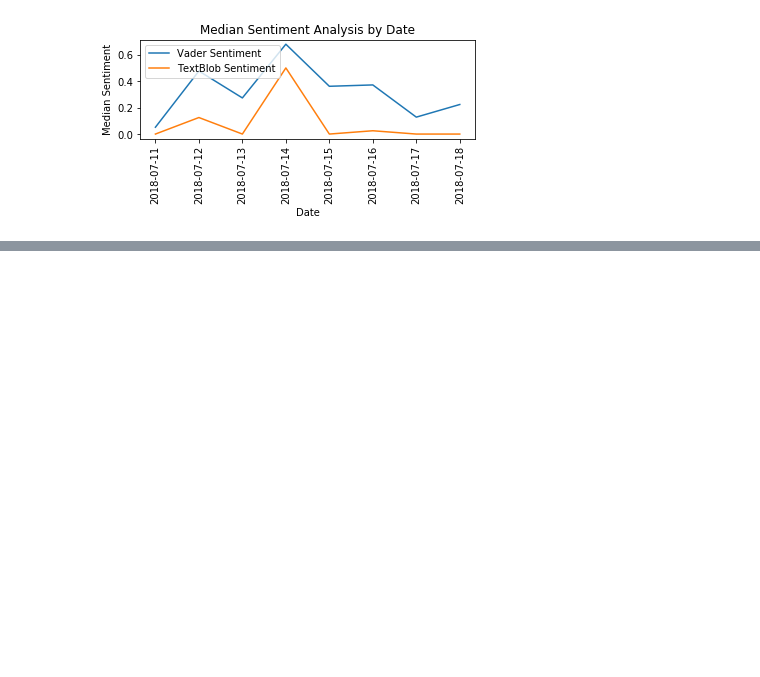
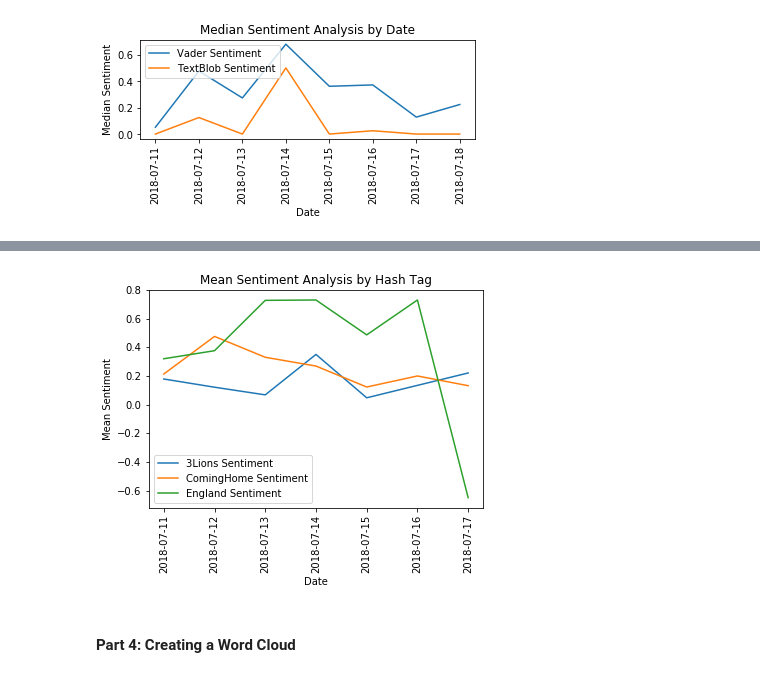
Before and after one commit to stiltsie/cuny, a Jupyter notebook: CUNY+620+Final+Project2.ipynb, the cells around one changed output, grey strips where cells are left out. Cells and saved outputs as stored; diff of their text form; code cells hidden in the pictures; blank space fills up the shorter version.

```diff
--- a/CUNY+620+Final+Project2.ipynb
+++ b/CUNY+620+Final+Project2.ipynb
@@ -166,0 +195,2 @@ plt.show()
+# %%
+wc_summary_england = pd.DataFrame(wc_df_england['sentiment'].groupby(wc_df['date']).mean())
@@ -166,0 +207,12 @@ plt.show()
+# %%
+wc_summary_lion['date'] = wc_summary_lion.index
+wc_summary_cominghome['date'] = wc_summary_cominghome.index
+wc_summary_england['date'] = wc_summary_england.index
+# %%
+wc_summary_lion['sentiment'] = wc_summary_lion.index
+wc_summary_cominghome['date'] = wc_summary_cominghome.index
+wc_summary_england['date'] = wc_summary_england.index
+# %%
+wc_summary_hash = pd.merge(wc_summary_lion, wc_summary_cominghome, on='date')
+wc_summary_hash = pd.merge(wc_summary_hash, wc_summary_england, on='date')
+wc_summary_hash.columns = ['3Lions Sentiment','Date','ComingHome Sentiment','England Sentiment']
@@ -166,0 +228,14 @@ plt.show()
+# %%
+plt.plot(wc_summary_hash['Date'],wc_summary_hash['3Lions Sentiment'])
+plt.plot(wc_summary_hash['Date'],wc_summary_hash['ComingHome Sentiment'])
+plt.plot(wc_summary_hash['Date'],wc_summary_hash['England Sentiment'])
+plt.xticks(rotation=90)
+plt.legend(loc='lower left')
+plt.xlabel('Date')
+plt.ylabel('Mean Sentiment')
+plt.title("Mean Sentiment Analysis by Hash Tag")
+plt.show()
+# %% [output]
+[figure, added]
+# %% [markdown]
+#### Part 4: Creating a Word Cloud
```
Also changed, not shown: parts of 14 cells of this notebook.
